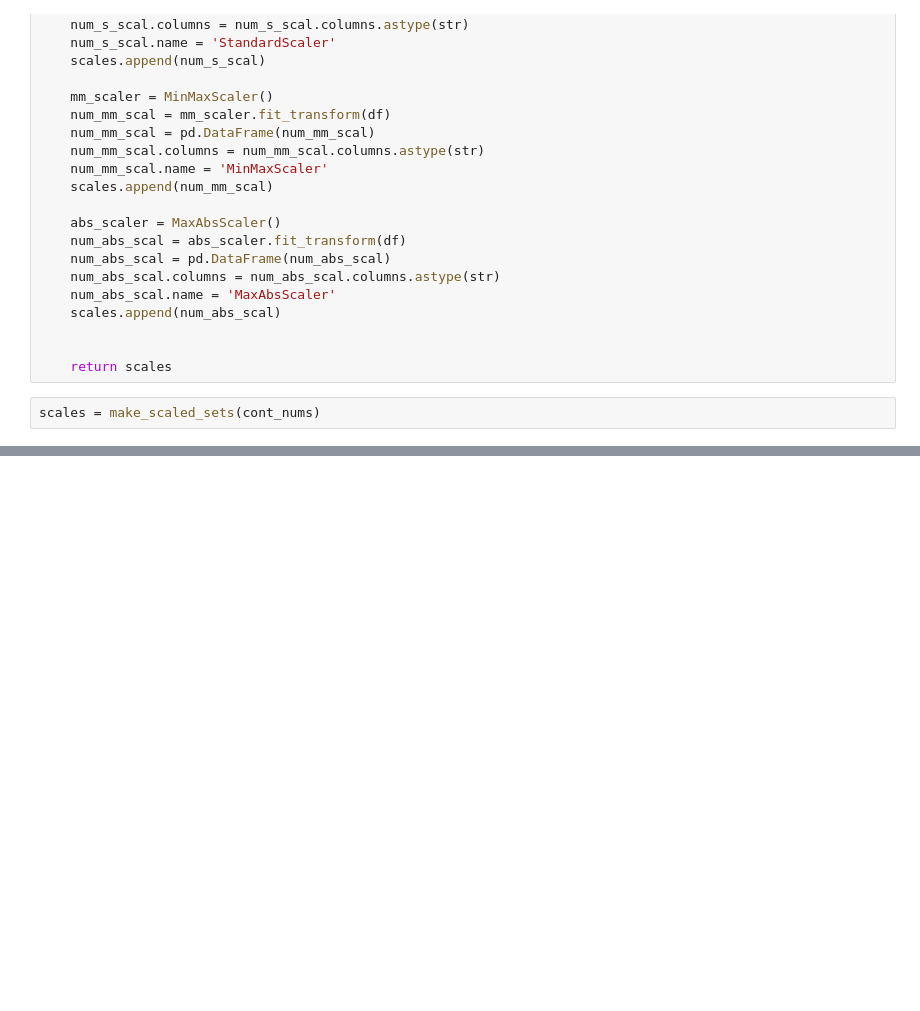
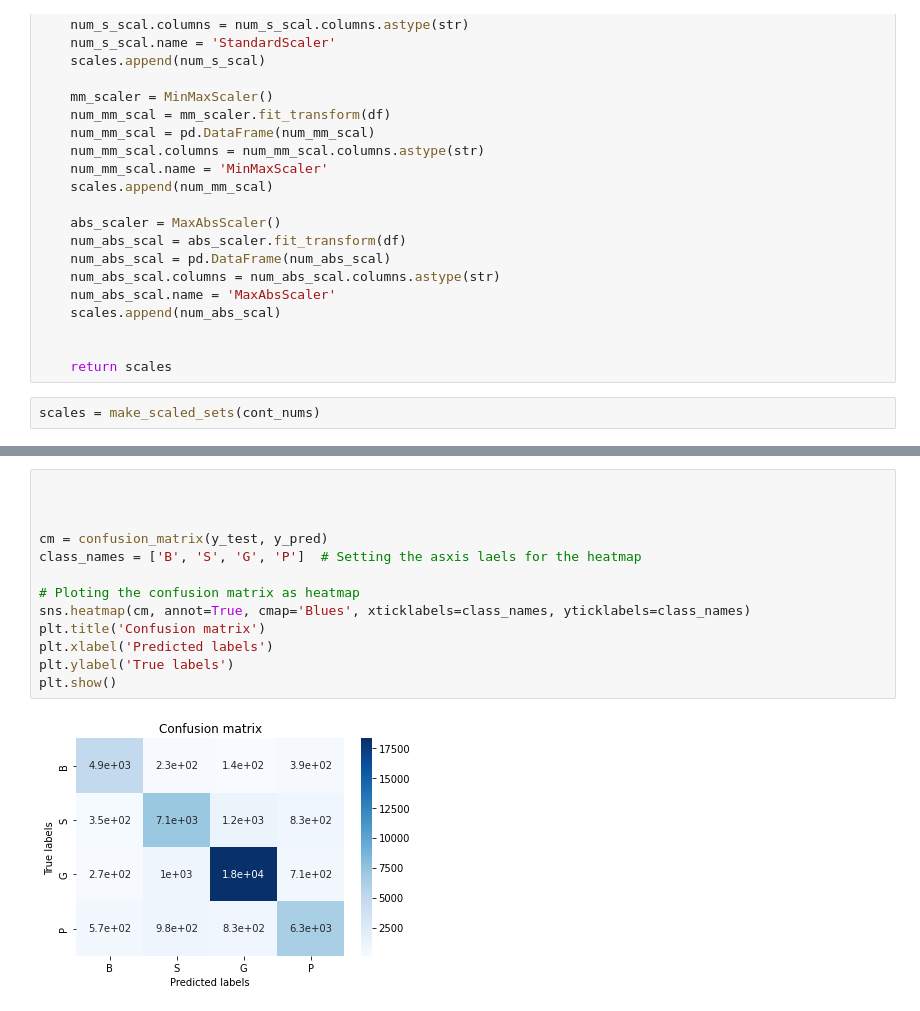
Before and after one commit to Chris-m-Costa/FIA-WEC-Driver-Ratings-Classification, a Jupyter notebook: Machine Learning Code Refactored.ipynb, the cells around one changed output, grey strips where cells are left out. Saved outputs shown, nothing was run; the diff lists cells and outputs as text; blank space fills up the shorter version.

```diff
--- a/Machine Learning Code Refactored.ipynb
+++ b/Machine Learning Code Refactored.ipynb
@@ -240,0 +263,15 @@ joblib.dump(driver_ratings_model, 'driver_ratings_model.pkl')
+# %%
+
+
+
+cm = confusion_matrix(y_test, y_pred)
+class_names = ['B', 'S', 'G', 'P']  # Setting the asxis laels for the heatmap
+
+# Ploting the confusion matrix as heatmap
+sns.heatmap(cm, annot=True, cmap='Blues', xticklabels=class_names, yticklabels=class_names)
+plt.title('Confusion matrix')
+plt.xlabel('Predicted labels')
+plt.ylabel('True labels')
+plt.show()
+# %% [output]
+[figure, added]
```
Also changed, not shown: parts of 27 cells of this notebook, 1 other file.
